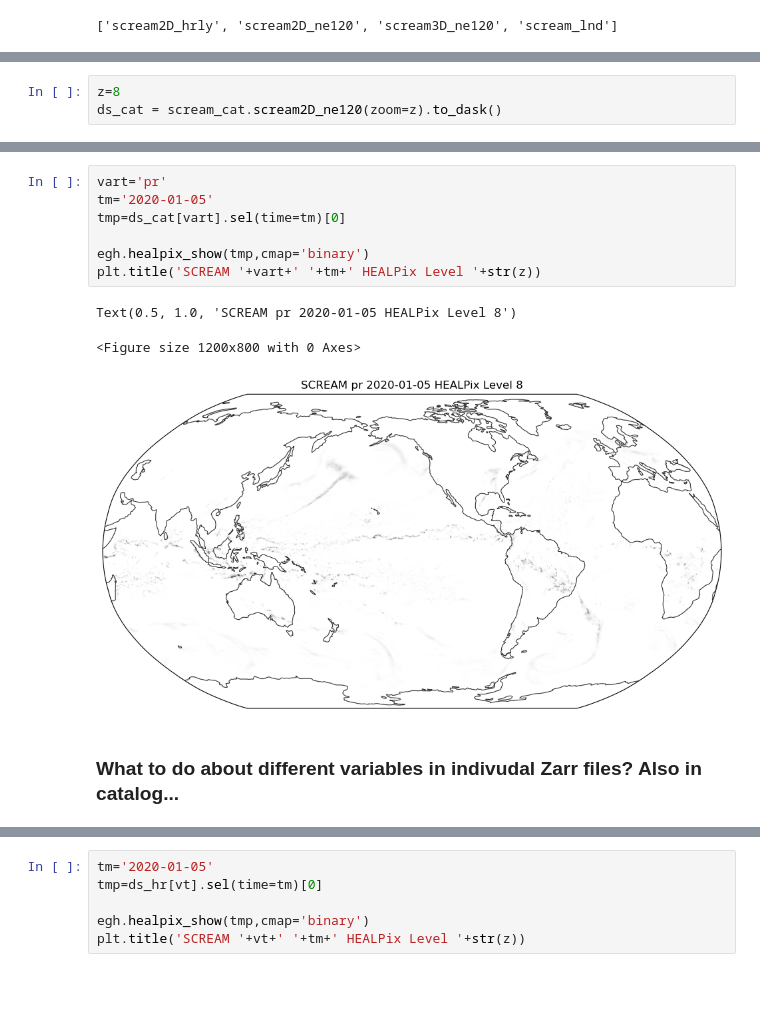
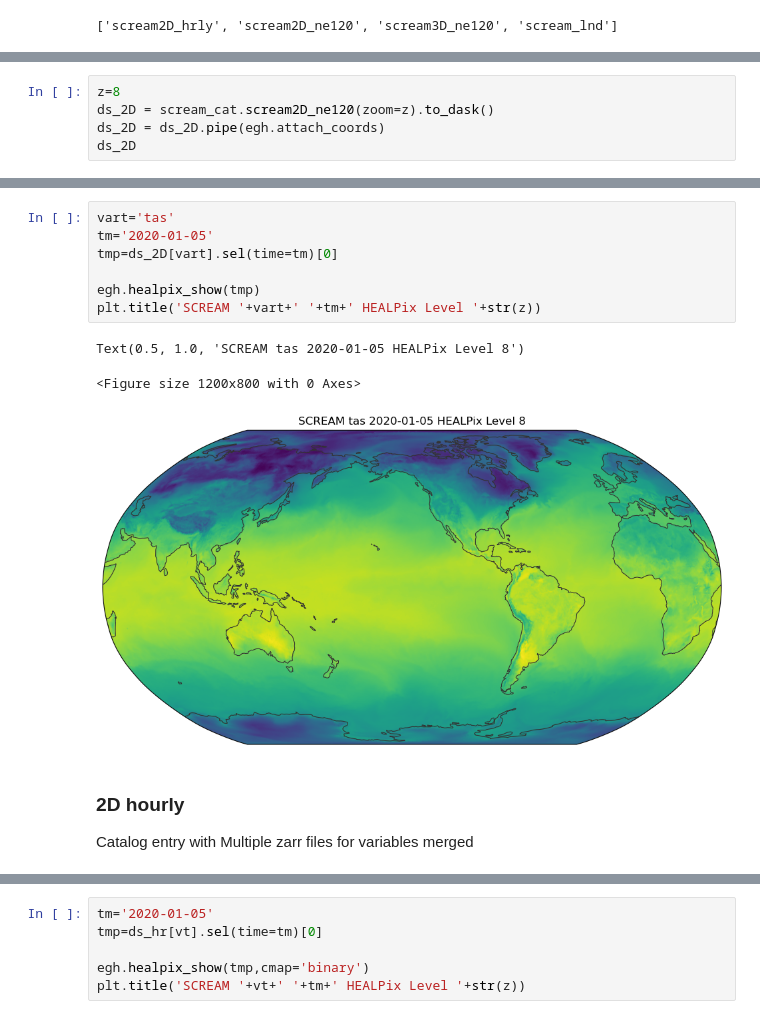
Before and after one commit to mannreis/wrcp-catalog, a Jupyter notebook: scream/rscream_catalog.ipynb, the cells around one changed output, grey strips where cells are left out. Cells and saved outputs as stored; diff of their text form; blank space fills up the shorter version.

Commit message:
Revised files
Updated with comments from Flo: these do not need a variable specification for multiple zarr files per variable..

```diff
--- a/scream/rscream_catalog.ipynb
+++ b/scream/rscream_catalog.ipynb
@@ -37,3 +33,5 @@ print(scream_cat.scream2D_hrly.describe())
 # %%
 z=8
-ds_cat = scream_cat.scream2D_ne120(zoom=z).to_dask()
+ds_2D = scream_cat.scream2D_ne120(zoom=z).to_dask()
+ds_2D = ds_2D.pipe(egh.attach_coords)
+ds_2D
@@ -60,14 +56,15 @@ Data variables: (12/30)
 # %%
-vart='pr'
+vart='tas'
 tm='2020-01-05'
-tmp=ds_cat[vart].sel(time=tm)[0]
+tmp=ds_2D[vart].sel(time=tm)[0]
 
-egh.healpix_show(tmp,cmap='binary')
+egh.healpix_show(tmp)
 plt.title('SCREAM '+vart+' '+tm+' HEALPix Level '+str(z))
 # %% [output]
-Text(0.5, 1.0, 'SCREAM pr 2020-01-05 HEALPix Level 8')
+Text(0.5, 1.0, 'SCREAM tas 2020-01-05 HEALPix Level 8')
 <Figure size 1200x800 with 0 Axes>
-[figure, old version]
+[figure, new version]
 # %% [markdown]
-### What to do about different variables in indivudal Zarr files? Also in catalog...
+### 2D hourly
+Catalog entry with Multiple zarr files for variables merged
 # %%
```
Also changed, not shown: parts of 12 cells of this notebook.
